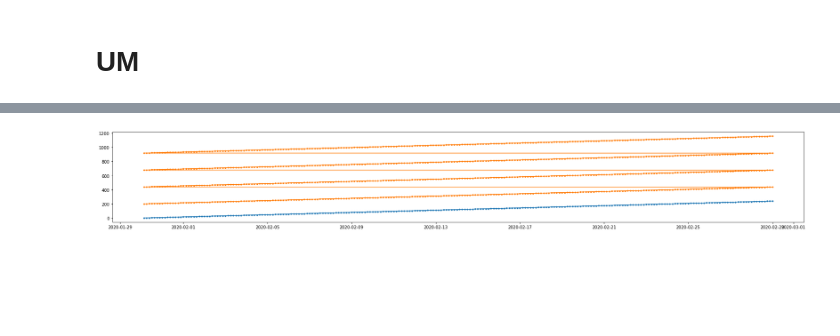
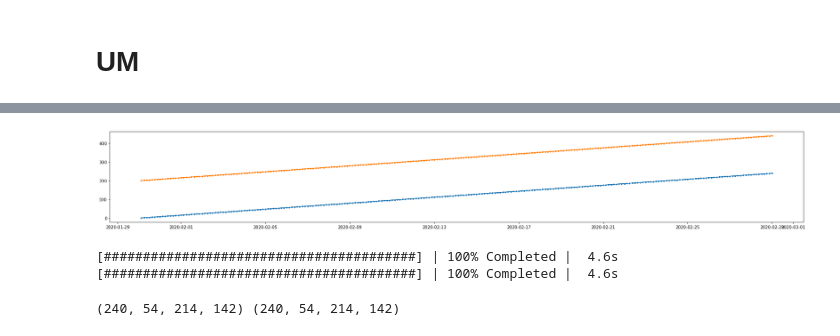
Before and after one commit to smturbev/dyamond2, a Jupyter notebook: python_scripts/get_height_from_pres.ipynb, the cells around one changed output, grey strips where cells are left out. Saved outputs shown, nothing was run; the diff lists cells and outputs as text; code cells hidden in the pictures; blank space fills up the shorter version.

```diff
--- a/python_scripts/get_height_from_pres.ipynb
+++ b/python_scripts/get_height_from_pres.ipynb
@@ -36,5 +114,4 @@ print("done")
 # %%
 chunk_dict={"time":100,"latitude":50,"longitude":50}
 Tv = xr.open_dataset(ap.get_file("UM", region=region+"_3D", var="Tv"), chunks=chunk_dict).hus
-Tv_avg = (Tv[:,1:] + Tv[:,:-1].assign_coords(Tv[:,1:].coords))/2
-Tv
+Tv_avg = (Tv[:,1:] + Tv[:,:-1].assign_coords(Tv[:,1:,:].coords))/2
@@ -68,4 +118,4 @@ specific_humidity
 # %%
-sc_p = xr.open_dataset(ap.get_file("UM", region=region+"_3D", var="phalf"), chunks=chunk_dict).phalf
+p = xr.open_dataset(ap.get_file("UM", region=region+"_3D", var="phalf"), chunks=chunk_dict).phalf
 Tv.shape, sc_p.shape
 # %% [output]
@@ -73,13 +134,18 @@ Tv.shape, sc_p.shape
 # %%
 fig = plt.figure(figsize=(30,4))
-plt.plot(sc_p.time, np.arange(len(sc_p.time)), ".-")
+plt.plot(p.time, np.arange(len(p.time)), ".-")
 plt.plot(Tv_avg.time,200+np.arange(len(Tv_avg.time)), ".-")
 plt.show()
 # %% [output]
-[figure, old version]
+[figure, new version]
 # %%
-temp = (np.log((sc_p[:,1:]/sc_p[:,:-1])))/9.8
-sc_dz = Tv_avg*temp
+logp = abs(np.log((p[:,1:].values/p[:,:-1].values)))
+dz = 287*Tv_avg*logp/9.8
+# %% [output]
+[########################################] | 100% Completed |  4.6s
+[########################################] | 100% Completed |  4.6s
 # %%
-sc_z = sc_dz[:,::-1,:].cumsum(axis=(1))[:,::-1,:]
-print(sc_z.shape, Tv_avg.shape)
+z = dz.cumsum(axis=(1))
+print(z.shape, Tv_avg.shape)
+# %% [output]
+(240, 54, 214, 142) (240, 54, 214, 142)
```
Also changed, not shown: parts of 16 cells of this notebook, 1 other file.
